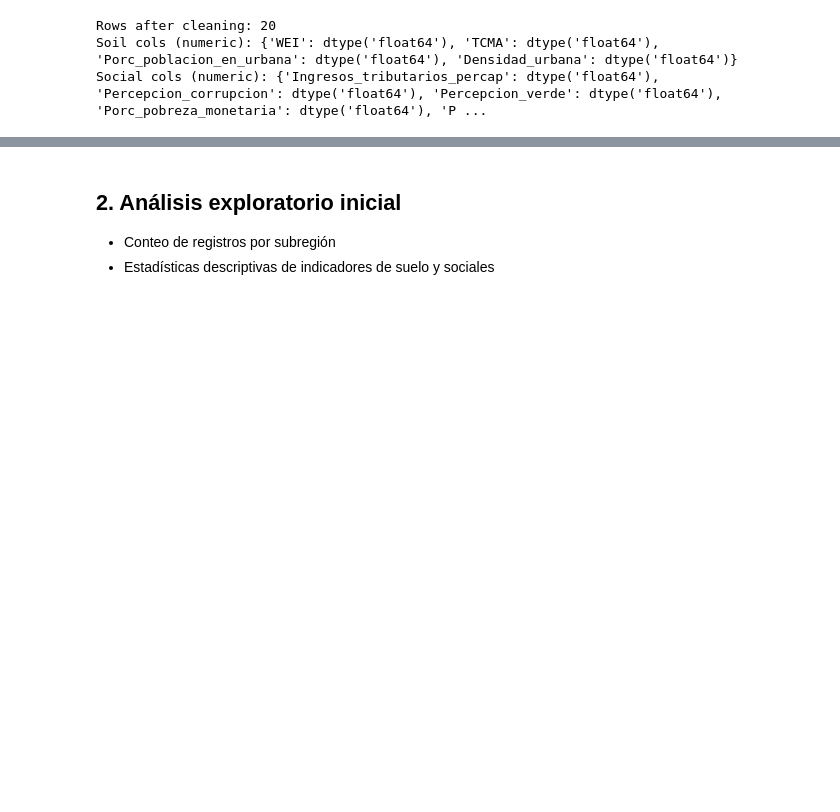
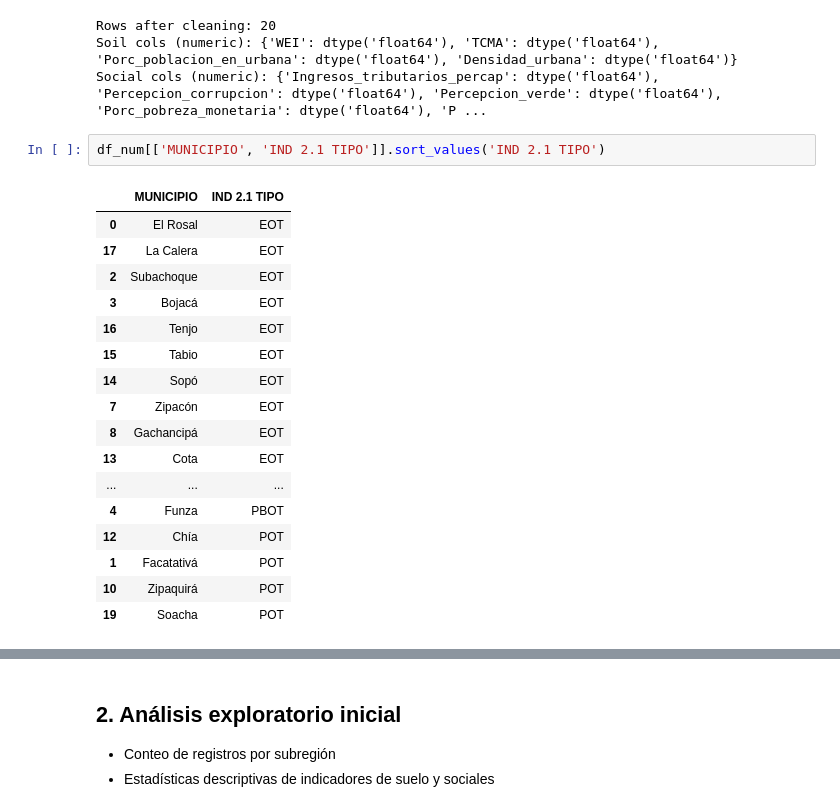
Before and after one commit to wilomaku/maps-social-Colombia, a Jupyter notebook: src/31_analysis_gral_suelo_social.ipynb, the cells around one changed output, grey strips where cells are left out. Cells and saved outputs as stored; diff of their text form; blank space fills up the shorter version.

```diff
--- a/src/31_analysis_gral_suelo_social.ipynb
+++ b/src/31_analysis_gral_suelo_social.ipynb
@@ -121,3 +121,23 @@ print(f'Social cols (numeric): {df_num[social_cols].dtypes.to_dict()}')
 Rows after cleaning: 20
 Soil cols (numeric): {'WEI': dtype('float64'), 'TCMA': dtype('float64'), 'Porc_poblacion_en_urbana': dtype('float64'), 'Densidad_urbana': dtype('float64')}
 Social cols (numeric): {'Ingresos_tributarios_percap': dtype('float64'), 'Percepcion_corrupcion': dtype('float64'), 'Percepcion_verde': dtype('float64'), 'Porc_pobreza_monetaria': dtype('float64'), 'P ...
+# %%
+df_num[['MUNICIPIO', 'IND 2.1 TIPO']].sort_values('IND 2.1 TIPO')
+# %% [output]
+|  | MUNICIPIO | IND 2.1 TIPO |
+| 0 | El Rosal | EOT |
+| 17 | La Calera | EOT |
+| 2 | Subachoque | EOT |
+| 3 | Bojacá | EOT |
+| 16 | Tenjo | EOT |
+| 15 | Tabio | EOT |
+| 14 | Sopó | EOT |
+| 7 | Zipacón | EOT |
+| 8 | Gachancipá | EOT |
+| 13 | Cota | EOT |
+| ... | ... | ... |
+| 4 | Funza | PBOT |
+| 12 | Chía | POT |
+| 1 | Facatativá | POT |
+| 10 | Zipaquirá | POT |
+| 19 | Soacha | POT |
```
Also changed, not shown: parts of 1 cell of this notebook, 1 other file.
